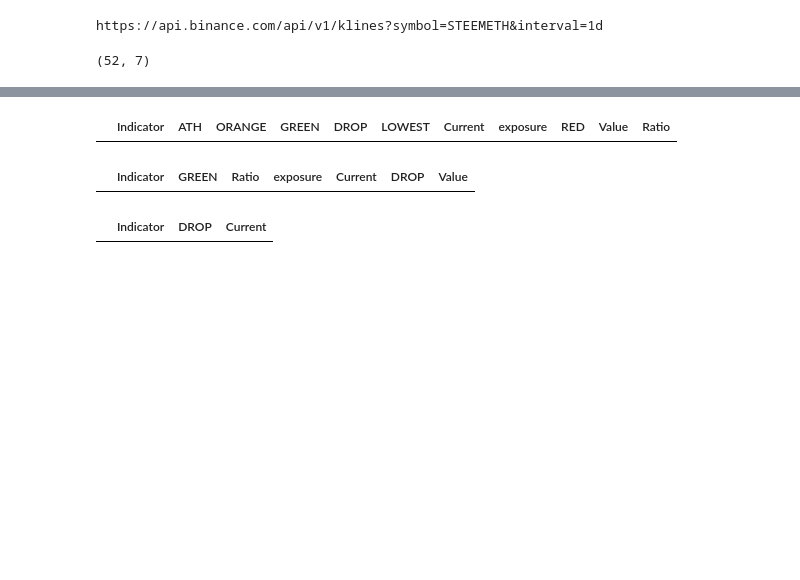
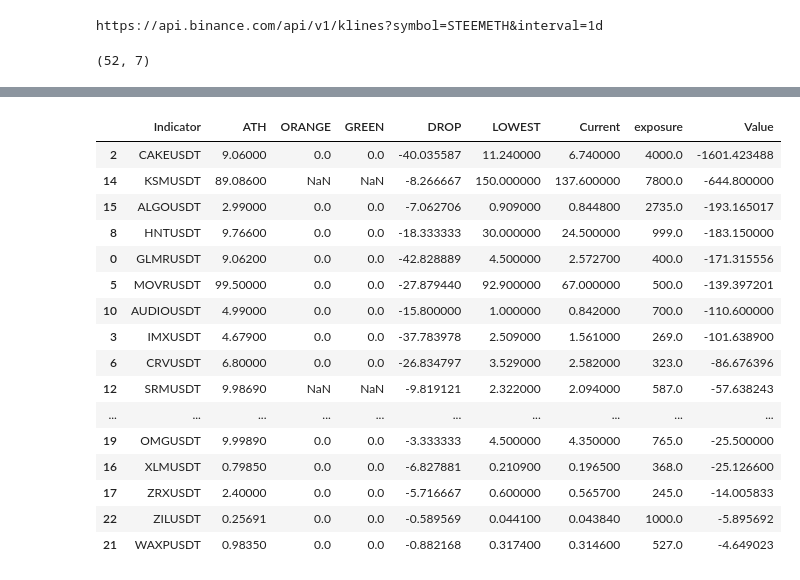
Before and after one commit to hjabbour/ML, a Jupyter notebook: FixEntries.ipynb, the cells around one changed output, grey strips where cells are left out. Saved outputs shown, nothing was run; the diff lists cells and outputs as text; code cells hidden in the pictures; blank space fills up the shorter version.

```diff
--- a/FixEntries.ipynb
+++ b/FixEntries.ipynb
@@ -217,7 +236,9 @@ display = display.loc[display.exposure > 200]
 # %%
 ## Green entry
 print("\b Enries on easy band")
-display
+
+display1 = display.loc[:]
+display1
 # %% [output]
  Enries on easy band
 |  | Indicator | ATH | ORANGE | GREEN | DROP | LOWEST | Current | exposure |
@@ -239,0 +261,3 @@ display
+# %%
+display1['Value']=(display['DROP']/100)*display['exposure']
+display1
@@ -240,23 +282,29 @@ display
 # %%
+display = display1.loc[:]
+#display['RED']=display['ORANGE']*2
+display['Value']=(display['DROP']/100)*display['exposure']
+sort = display.sort_values(by=['Value'],ascending=True,inplace = True)
 
-display['RED']=display['ORANGE']*2
-display['Value']=(display['DROP']/100)*display['exposure']
-display['Ratio']=display['ATH']/display['Current']
+#display['Ratio']=display['ATH']/display['Current']
 #display['ORatio']=display['ORANGE']/display['Current']
-display = display.loc[display['Current'] <= display['GREEN']]
+#display = display.loc[display['Current'] <= display['GREEN']]
 display
 # %% [output]
-|  | Indicator | ATH | ORANGE | GREEN | DROP | LOWEST | Current | exposure | RED | Value | Ratio |
+|  | Indicator | ATH | ORANGE | GREEN | DROP | LOWEST | Current | exposure | Value |
+| 2 | CAKEUSDT | 9.06000 | 0.0 | 0.0 | -40.035587 | 11.240000 | 6.740000 | 4000.0 | -1601.423488 |
+| 14 | KSMUSDT | 89.08600 | NaN | NaN | -8.266667 | 150.000000 | 137.600000 | 7800.0 | -644.800000 |
+| 15 | ALGOUSDT | 2.99000 | 0.0 | 0.0 | -7.062706 | 0.909000 | 0.844800 | 2735.0 | -193.165017 |
+| 8 | HNTUSDT | 9.76600 | 0.0 | 0.0 | -18.333333 | 30.000000 | 24.500000 | 999.0 | -183.150000 |
+| 0 | GLMRUSDT | 9.06200 | 0.0 | 0.0 | -42.828889 | 4.500000 | 2.572700 | 400.0 | -171.315556 |
+| 5 | MOVRUSDT | 99.50000 | 0.0 | 0.0 | -27.879440 | 92.900000 | 67.000000 | 500.0 | -139.397201 |
+| 10 | AUDIOUSDT | 4.99000 | 0.0 | 0.0 | -15.800000 | 1.000000 | 0.842000 | 700.0 | -110.600000 |
+| 3 | IMXUSDT | 4.67900 | 0.0 | 0.0 | -37.783978 | 2.509000 | 1.561000 | 269.0 | -101.638900 |
+| 6 | CRVUSDT | 6.80000 | 0.0 | 0.0 | -26.834797 | 3.529000 | 2.582000 | 323.0 | -86.676396 |
+| 12 | SRMUSDT | 9.98690 | NaN | NaN | -9.819121 | 2.322000 | 2.094000 | 587.0 | -57.638243 |
+| ... | ... | ... | ... | ... | ... | ... | ... | ... | ... |
+| 19 | OMGUSDT | 9.99890 | 0.0 | 0.0 | -3.333333 | 4.500000 | 4.350000 | 765.0 | -25.500000 |
+| 16 | XLMUSDT | 0.79850 | 0.0 | 0.0 | -6.827881 | 0.210900 | 0.196500 | 368.0 | -25.126600 |
+| 17 | ZRXUSDT | 2.40000 | 0.0 | 0.0 | -5.716667 | 0.600000 | 0.565700 | 245.0 | -14.005833 |
+| 22 | ZILUSDT | 0.25691 | 0.0 | 0.0 | -0.589569 | 0.044100 | 0.043840 | 1000.0 | -5.895692 |
+| 21 | WAXPUSDT | 0.98350 | 0.0 | 0.0 | -0.882168 | 0.317400 | 0.314600 | 527.0 | -4.649023 |
-# %%
-sort = display.loc[:,['Indicator','GREEN','Ratio','exposure','Current','DROP','Value']]
-
-sort1 = sort.sort_values(by=['Ratio','exposure'],ascending=False,inplace = True)
-sort
-# %% [output]
-|  | Indicator | GREEN | Ratio | exposure | Current | DROP | Value |
-# %%
-sort = sort[['Indicator','DROP','Current']]
-sort
-# %% [output]
-|  | Indicator | DROP | Current |
 # %%
```
Also changed, not shown: parts of 5 cells of this notebook, 7 other files.
